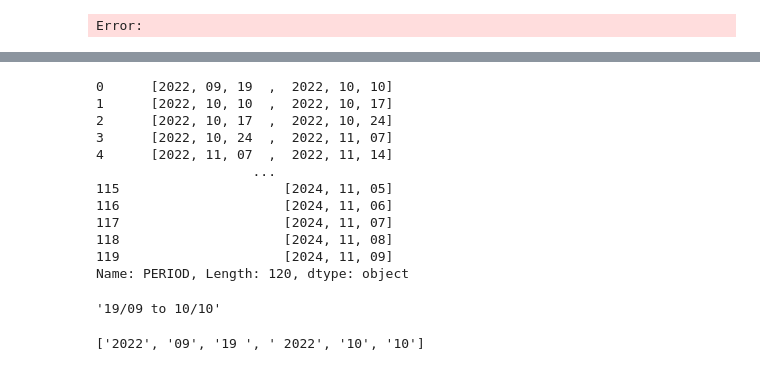
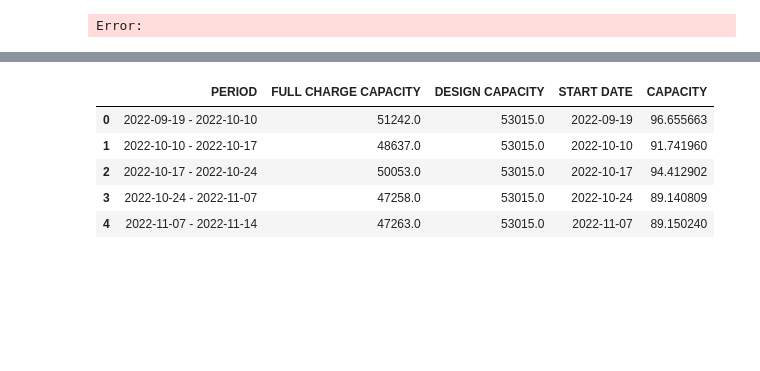
Before and after one commit to sufyan-555/win_battery_report_analyzer, a Jupyter notebook: test.ipynb, the cells around one changed output, grey strips where cells are left out. Drawn from its saved outputs; the diff is of its cells as text; code cells hidden in the pictures; blank space fills up the shorter version.

```diff
--- a/test.ipynb
+++ b/test.ipynb
@@ -325,26 +253,0 @@ sns.lineplot(x=temp['START DATE'],y=temp['BATTERY ACTIVE'].dt.total_seconds()/36
-# %%
-temp['PERIOD'].str.split('-')
-# %% [output]
-0      [2022, 09, 19  ,  2022, 10, 10]
-1      [2022, 10, 10  ,  2022, 10, 17]
-2      [2022, 10, 17  ,  2022, 10, 24]
-3      [2022, 10, 24  ,  2022, 11, 07]
-4      [2022, 11, 07  ,  2022, 11, 14]
-                    ...
-115                     [2024, 11, 05]
-116                     [2024, 11, 06]
-117                     [2024, 11, 07]
-118                     [2024, 11, 08]
-119                     [2024, 11, 09]
-Name: PERIOD, Length: 120, dtype: object
-# %%
-date_label = '2022-09-19 - 2022-10-10'.split('-')
-
-final_lable = f"{date_label[2].strip()}/{date_label[1]} to {date_label[5]}/{date_label[4]}"
-final_lable
-# %% [output]
-'19/09 to 10/10'
-# %%
-'2022-09-19 - 2022-10-10'.split('-')
-# %% [output]
-['2022', '09', '19 ', ' 2022', '10', '10']
@@ -350,0 +257,14 @@ final_lable
+# %%
+capacity = tables[5].copy()
+capacity['START DATE'] = capacity['PERIOD'].apply(get_start_date_form_range)
+remove_mwh(capacity,'FULL CHARGE CAPACITY')
+remove_mwh(capacity,'DESIGN CAPACITY')
+capacity['CAPACITY'] = (capacity['FULL CHARGE CAPACITY'].astype(int)/capacity['DESIGN CAPACITY'].astype(int))*100
+capacity.head(5)
+# %% [output]
+|  | PERIOD | FULL CHARGE CAPACITY | DESIGN CAPACITY | START DATE | CAPACITY |
+| 0 | 2022-09-19 - 2022-10-10 | 51242.0 | 53015.0 | 2022-09-19 | 96.655663 |
+| 1 | 2022-10-10 - 2022-10-17 | 48637.0 | 53015.0 | 2022-10-10 | 91.741960 |
+| 2 | 2022-10-17 - 2022-10-24 | 50053.0 | 53015.0 | 2022-10-17 | 94.412902 |
+| 3 | 2022-10-24 - 2022-11-07 | 47258.0 | 53015.0 | 2022-10-24 | 89.140809 |
+| 4 | 2022-11-07 - 2022-11-14 | 47263.0 | 53015.0 | 2022-11-07 | 89.150240 |
```
Also changed, not shown: parts of 13 cells of this notebook, 8 other files.
